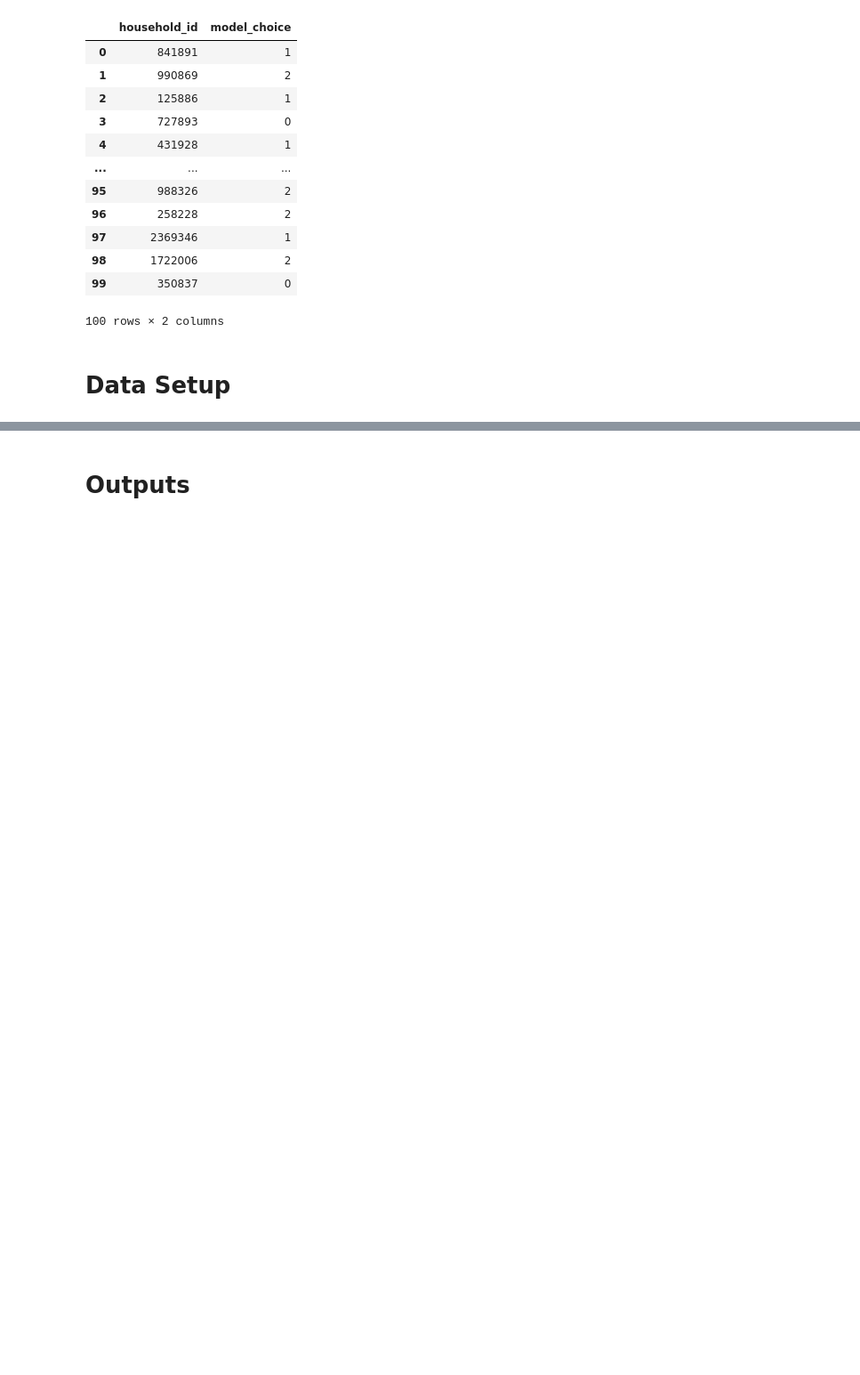
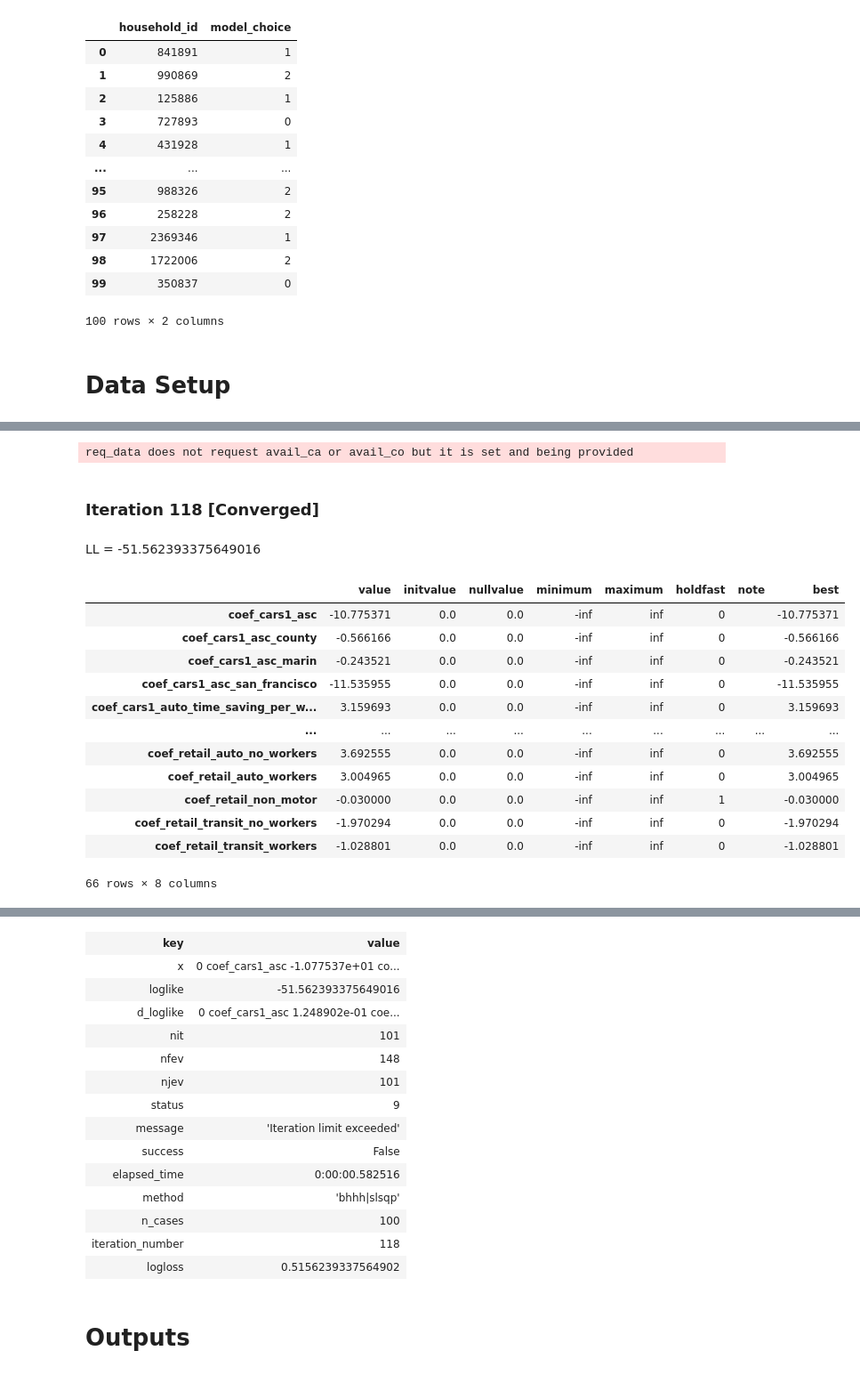
Before and after one commit to xyzjayne/activitysim, a Jupyter notebook: notebooks/estimating_auto_ownership.ipynb, the cells around one changed output, grey strips where cells are left out. Shown at 89% size. Cells and saved outputs as stored; diff of their text form; code cells hidden in the pictures; blank space fills up the shorter version.

```diff
--- a/notebooks/estimating_auto_ownership.ipynb
+++ b/notebooks/estimating_auto_ownership.ipynb
@@ -113,0 +133,5 @@ choices
+# %%
+m.utility_co = larch_asim.dict_of_linear_utility_from_spec(
+    spec, 'Label', dict(zip(altnames,altcodes)),
+)
+m.utility_co
@@ -113,0 +164,11 @@ choices
+# %%
+d = larch.DataFrames(
+    co=pd.merge(alt_values, chooser_data, on='household_id'),
+    alt_codes=altcodes,
+    alt_names=altnames,
+    av=True,
+)
+# %%
+m.dataservice = d
+# %%
+m.choice_co_code = 'override_choice'
@@ -113,0 +182,19 @@ choices
+# %%
+m.estimate()
+# %% [output]
+req_data does not request avail_ca or avail_co but it is set and being provided
+Iteration 118 [Converged]
+LL = -51.562393375649016
+|  | value | initvalue | nullvalue | minimum | maximum | holdfast | note | best |
+| coef_cars1_asc | -10.775371 | 0.0 | 0.0 | -inf | inf | 0 |  | -10.775371 |
+| coef_cars1_asc_county | -0.566166 | 0.0 | 0.0 | -inf | inf | 0 |  | -0.566166 |
+| coef_cars1_asc_marin | -0.243521 | 0.0 | 0.0 | -inf | inf | 0 |  | -0.243521 |
+| coef_cars1_asc_san_francisco | -11.535955 | 0.0 | 0.0 | -inf | inf | 0 |  | -11.535955 |
+| coef_cars1_auto_time_saving_per_w... | 3.159693 | 0.0 | 0.0 | -inf | inf | 0 |  | 3.159693 |
+| ... | ... | ... | ... | ... | ... | ... | ... | ... |
+| coef_retail_auto_no_workers | 3.692555 | 0.0 | 0.0 | -inf | inf | 0 |  | 3.692555 |
+| coef_retail_auto_workers | 3.004965 | 0.0 | 0.0 | -inf | inf | 0 |  | 3.004965 |
+| coef_retail_non_motor | -0.030000 | 0.0 | 0.0 | -inf | inf | 1 |  | -0.030000 |
+| coef_retail_transit_no_workers | -1.970294 | 0.0 | 0.0 | -inf | inf | 0 |  | -1.970294 |
+| coef_retail_transit_workers | -1.028801 | 0.0 | 0.0 | -inf | inf | 0 |  | -1.028801 |
+66 rows × 8 columns
@@ -113,0 +203,15 @@ choices
+| key | value |
+| x | 0 coef_cars1_asc -1.077537e+01 co... |
+| loglike | -51.562393375649016 |
+| d_loglike | 0 coef_cars1_asc 1.248902e-01 coe... |
+| nit | 101 |
+| nfev | 148 |
+| njev | 101 |
+| status | 9 |
+| message | 'Iteration limit exceeded' |
+| success | False |
+| elapsed_time | 0:00:00.582516 |
+| method | 'bhhh|slsqp' |
+| n_cases | 100 |
+| iteration_number | 118 |
+| logloss | 0.5156239337564902 |
```
Also changed, not shown: parts of 19 cells of this notebook, 9 other files.
